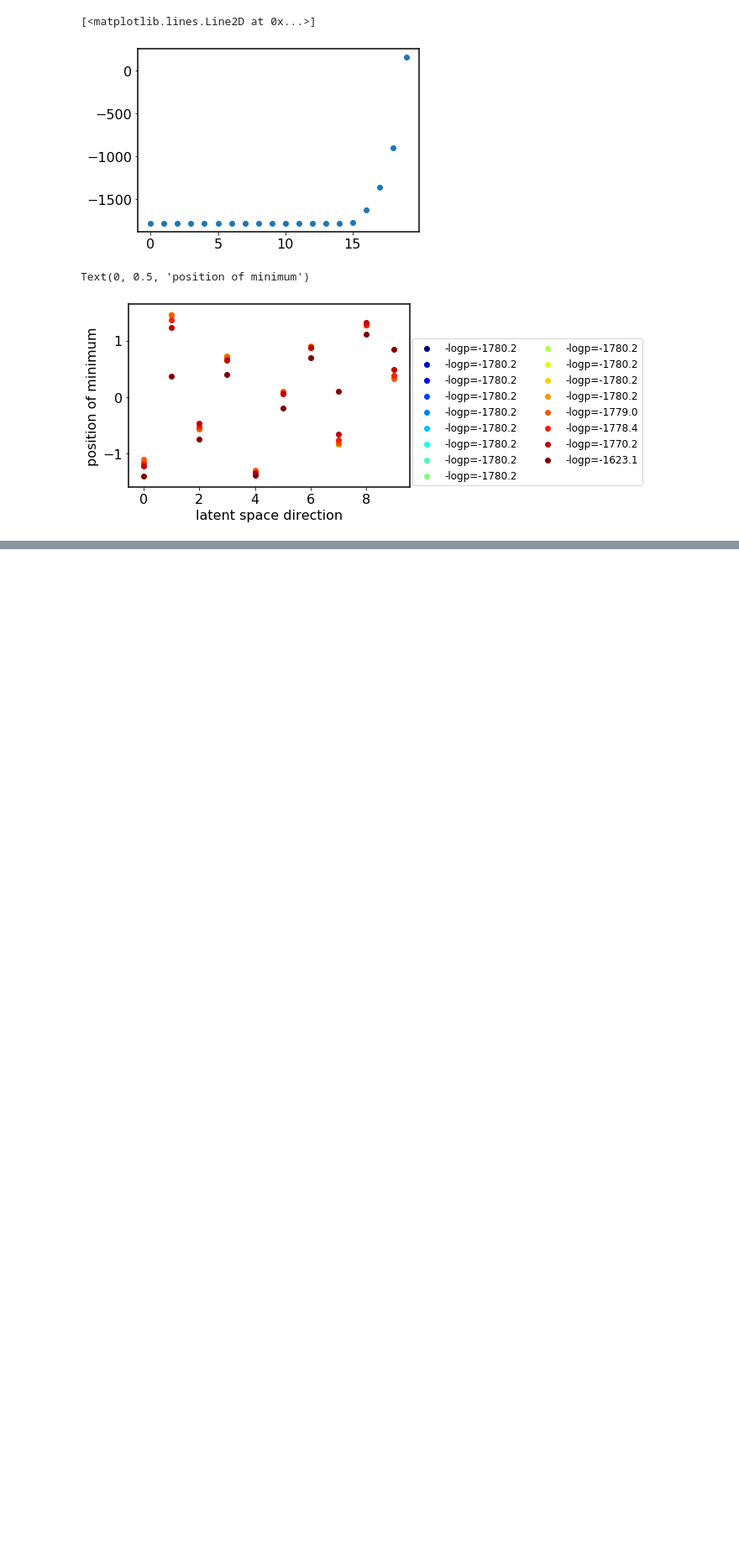
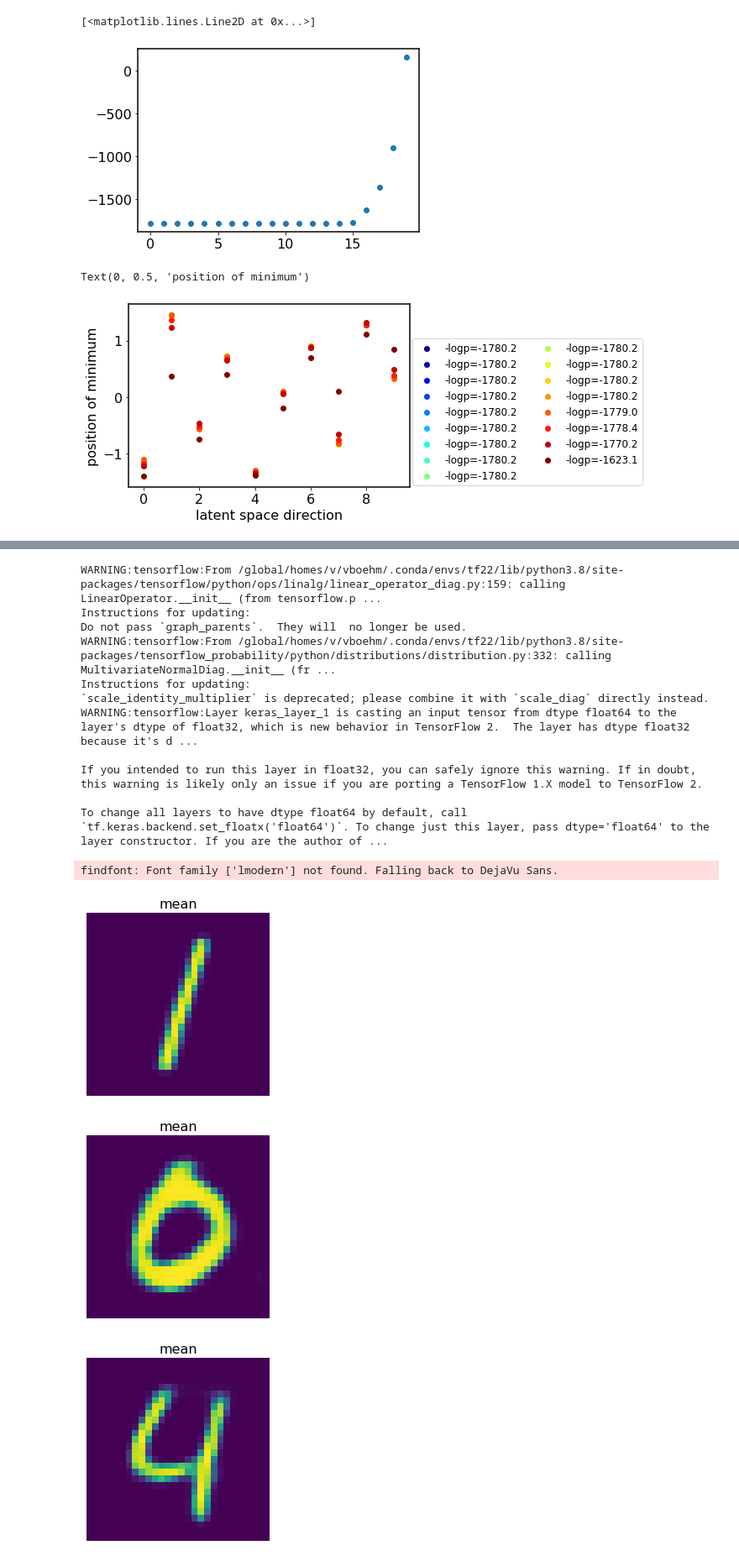
Before and after one commit to VMBoehm/PAE, a Jupyter notebook: notebooks/tf2/logp_eval_tflowsampler.ipynb, the cells around one changed output, grey strips where cells are left out. Shown at 84% size. Cells and saved outputs as stored; diff of their text form; code cells hidden in the pictures; blank space fills up the shorter version.

Commit message:
sampler and logp eval simplified

```diff
--- a/notebooks/tf2/logp_eval_tflowsampler.ipynb
+++ b/notebooks/tf2/logp_eval_tflowsampler.ipynb
@@ -151,0 +184,3 @@ TensorShape([16, 10])
+# %%
+y = LP.logp(z_ini)
+print(y)
@@ -151,0 +198,7 @@ TensorShape([16, 10])
+# %%
+z_ = tf.constant(z_ini)
+with tf.GradientTape() as g:
+    g.watch(z_)
+    y = LP.logp(z_)
+grad = g.gradient(y, z_)
+print(grad)
@@ -152,5 +223,5 @@ TensorShape([16, 10])
 # %%
-LP = LogP(x_valid[0:16])
+LP = LogP(x_test[0:16])
 z_ = tf.constant(z_ini)
 
 # with tf.GradientTape() as g:
@@ -414,0 +455,32 @@ TypeError: unsupported format string passed to numpy.ndarray.__format__
+# %%
+begin = time.time()
+for ii in range(2,30):
+    adaptive_hmc, z_ini, LP = get_kernel(ii)
+    samples             = run_chain(adaptive_hmc, z_ini)
+    samples             = np.squeeze(samples.numpy().reshape(-1,params['latent_size']))
+    logps               = np.zeros(len(samples))
+    for jj in range(len(samples)//params['batch_size']):
+        logps[jj*params['batch_size']:(jj+1)*params['batch_size']] = LP.logp(samples[jj*params['batch_size']:(jj+1)*params['batch_size']])
+    np.save(os.path.join('/global/cscratch1/sd/vboehm/PAE_samples','HMC_MNIST_test%d_latent_dim%d.npy'%(ii, params['latent_size'])),[[logps],samples])
+    x_mean              = np.reshape(get_decoded(build_container(samples.mean(axis=0)))[0], (28,28))
+    plt.title('mean')
+    plt.imshow(x_mean.reshape(28,28))
+    plt.axis('off')
+    plt.show()
+end                 = time.time()-begin
+# %% [output]
+WARNING:tensorflow:From /global/homes/v/vboehm/.conda/envs/tf22/lib/python3.8/site-packages/tensorflow/python/ops/linalg/linear_operator_diag.py:159: calling LinearOperator.__init__ (from tensorflow.p ...
+Instructions for updating:
+Do not pass `graph_parents`.  They will  no longer be used.
+WARNING:tensorflow:From /global/homes/v/vboehm/.conda/envs/tf22/lib/python3.8/site-packages/tensorflow_probability/python/distributions/distribution.py:332: calling MultivariateNormalDiag.__init__ (fr ...
+Instructions for updating:
+`scale_identity_multiplier` is deprecated; please combine it with `scale_diag` directly instead.
+WARNING:tensorflow:Layer keras_layer_1 is casting an input tensor from dtype float64 to the layer's dtype of float32, which is new behavior in TensorFlow 2.  The layer has dtype float32 because it's d ...
+
+If you intended to run this layer in float32, you can safely ignore this warning. If in doubt, this warning is likely only an issue if you are porting a TensorFlow 1.X model to TensorFlow 2.
+
+To change all layers to have dtype float64 by default, call `tf.keras.backend.set_floatx('float64')`. To change just this layer, pass dtype='float64' to the layer constructor. If you are the author of ...
+findfont: Font family ['lmodern'] not found. Falling back to DejaVu Sans.
+[figure, added]
+[figure, added]
+[figure, added]
```
Also changed, not shown: parts of 32 cells of this notebook, 1 other file.
